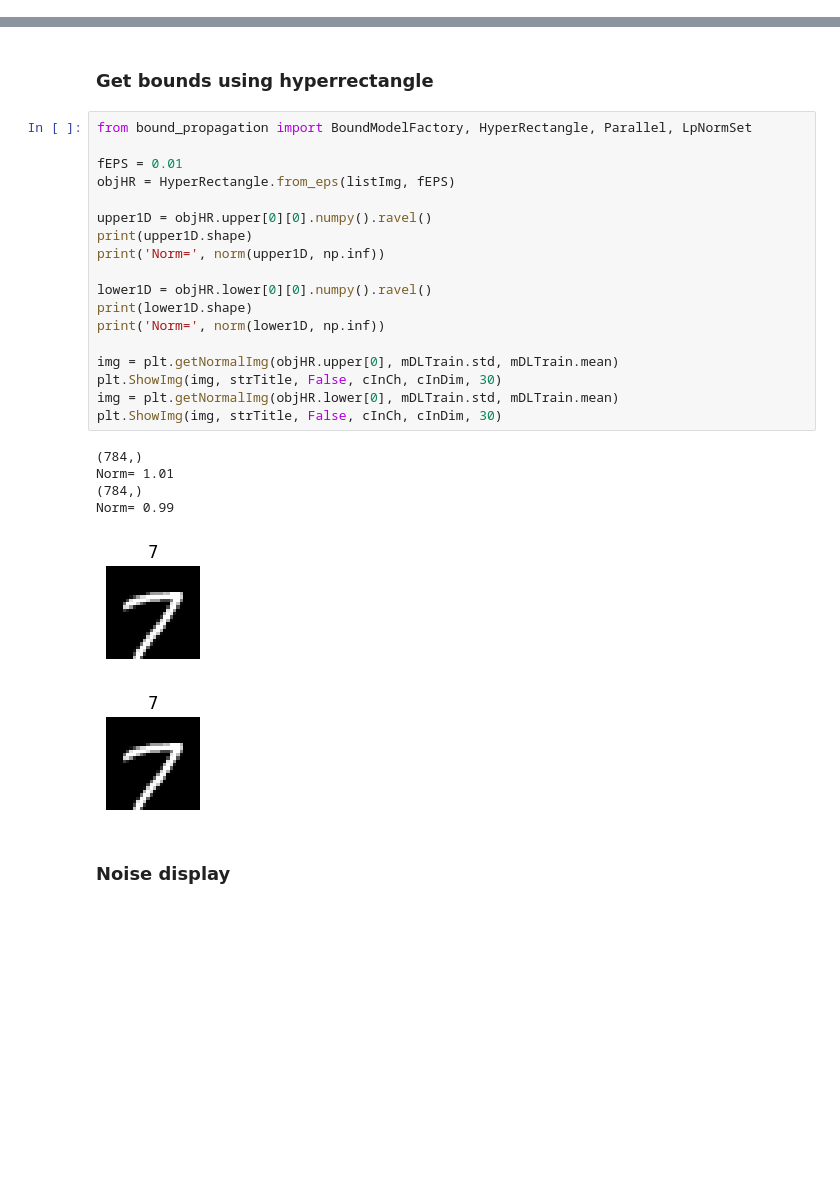
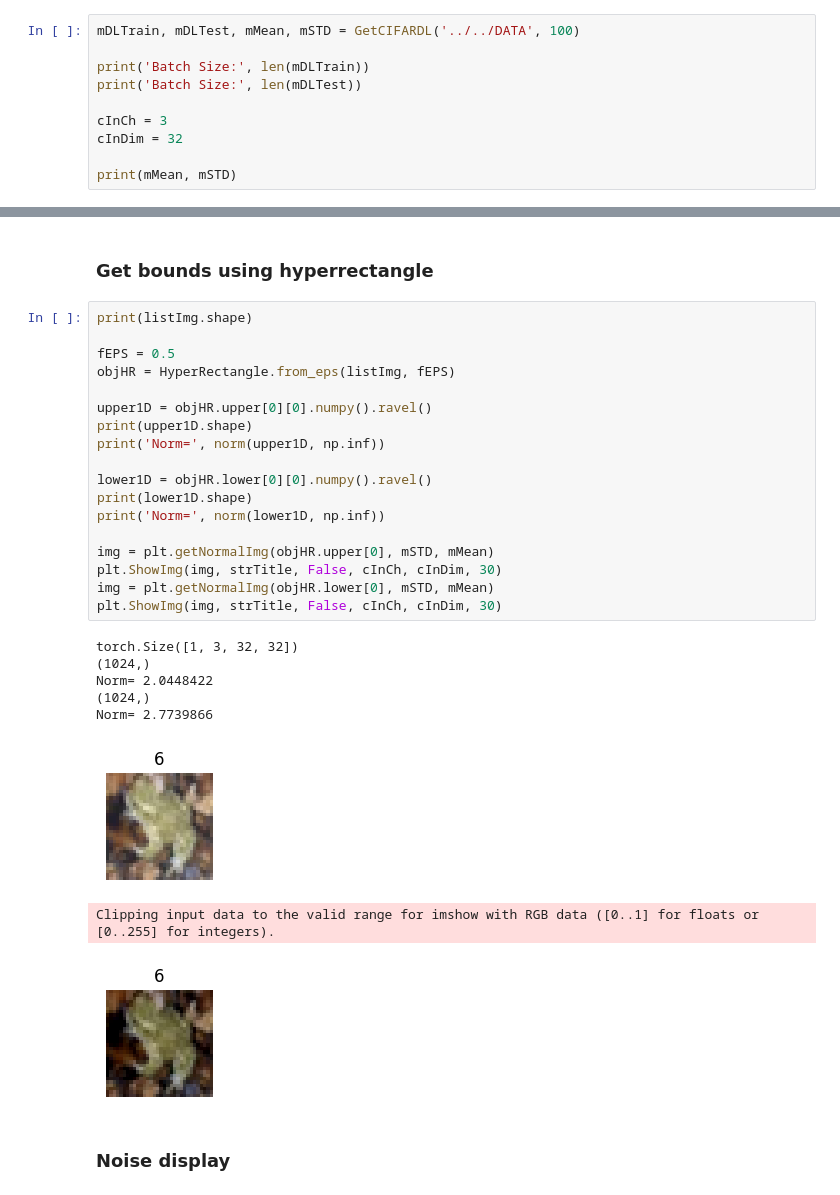
Before and after one commit to apachetechnology/bound_propagation, a Jupyter notebook: exNorms/nbNormsImages.ipynb, the cells around one changed output, grey strips where cells are left out. Saved outputs shown, nothing was run; the diff lists cells and outputs as text; blank space fills up the shorter version.

```diff
--- a/exNorms/nbNormsImages.ipynb
+++ b/exNorms/nbNormsImages.ipynb
@@ -99,0 +145,10 @@ Batch Size: 10000
+# %%
+mDLTrain, mDLTest, mMean, mSTD = GetCIFARDL('../../DATA', 100)
+
+print('Batch Size:', len(mDLTrain))
+print('Batch Size:', len(mDLTest))
+
+cInCh = 3
+cInDim = 32
+
+print(mMean, mSTD)
@@ -123,30 +181,32 @@ Norm= 1.0
 # %% [markdown]
 ### Get bounds using hyperrectangle
 # %%
-from bound_propagation import BoundModelFactory, HyperRectangle, Parallel, LpNormSet
+print(listImg.shape)
 
-fEPS = 0.01
+fEPS = 0.5
 objHR = HyperRectangle.from_eps(listImg, fEPS)
 
 upper1D = objHR.upper[0][0].numpy().ravel()
 print(upper1D.shape)
 print('Norm=', norm(upper1D, np.inf))
 
 lower1D = objHR.lower[0][0].numpy().ravel()
 print(lower1D.shape)
 print('Norm=', norm(lower1D, np.inf))
 
-img = plt.getNormalImg(objHR.upper[0], mDLTrain.std, mDLTrain.mean)
+img = plt.getNormalImg(objHR.upper[0], mSTD, mMean)
 plt.ShowImg(img, strTitle, False, cInCh, cInDim, 30)
-img = plt.getNormalImg(objHR.lower[0], mDLTrain.std, mDLTrain.mean)
+img = plt.getNormalImg(objHR.lower[0], mSTD, mMean)
 plt.ShowImg(img, strTitle, False, cInCh, cInDim, 30)
 # %% [output]
-(784,)
-Norm= 1.01
-(784,)
-Norm= 0.99
+torch.Size([1, 3, 32, 32])
+(1024,)
+Norm= 2.0448422
+(1024,)
+Norm= 2.7739866
-[figure, old version]
+[figure, new version]
+Clipping input data to the valid range for imshow with RGB data ([0..1] for floats or [0..255] for integers).
-[figure, old version]
+[figure, new version]
 # %% [markdown]
 ### Noise display
 # %%
```
Also changed, not shown: parts of 12 cells of this notebook.
